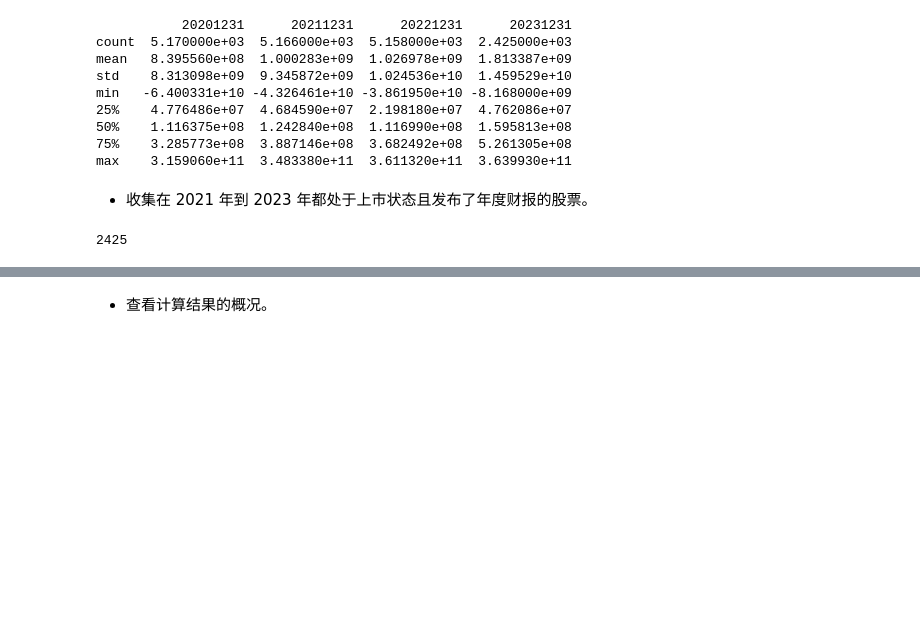
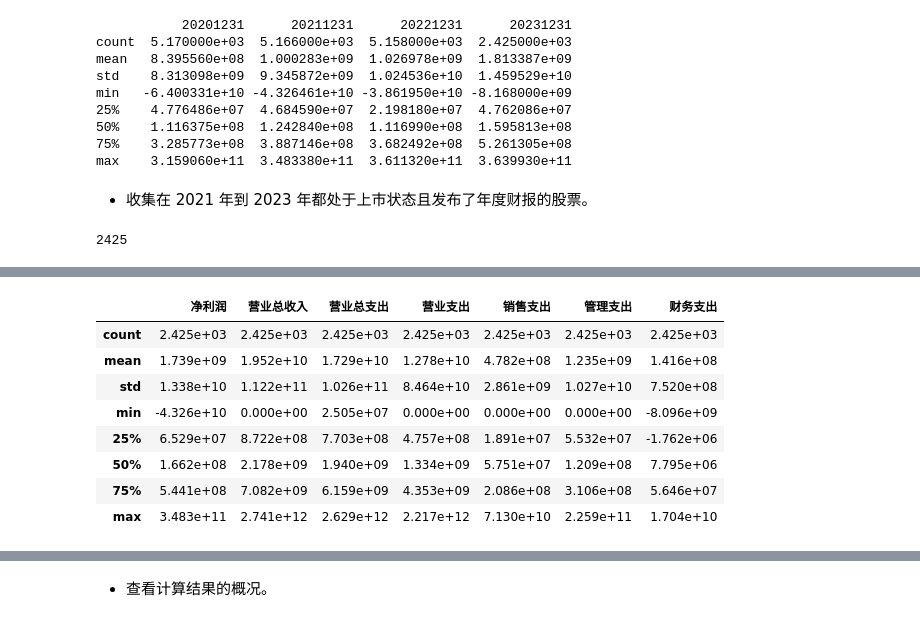
Before and after one commit to TheVeryDarkness/cs410, a Jupyter notebook: 2/2.ipynb, the cells around one changed output, grey strips where cells are left out. Cells and saved outputs as stored; diff of their text form; code cells hidden in the pictures; blank space fills up the shorter version.

```diff
--- a/2/2.ipynb
+++ b/2/2.ipynb
@@ -238,0 +256,3 @@ def period(DATE: list[str]) -> tuple[pd.DataFrame, pd.DataFrame]:
+# %%
+result, description = period(DATES[0:2])
+results_year_wise.append(result)
@@ -238,0 +277,12 @@ def period(DATE: list[str]) -> tuple[pd.DataFrame, pd.DataFrame]:
+# %%
+description.style.format("{:.3e}")
+# %% [output]
+|  | 净利润 | 营业总收入 | 营业总支出 | 营业支出 | 销售支出 | 管理支出 | 财务支出 |
+| count | 2.425e+03 | 2.425e+03 | 2.425e+03 | 2.425e+03 | 2.425e+03 | 2.425e+03 | 2.425e+03 |
+| mean | 1.739e+09 | 1.952e+10 | 1.729e+10 | 1.278e+10 | 4.782e+08 | 1.235e+09 | 1.416e+08 |
+| std | 1.338e+10 | 1.122e+11 | 1.026e+11 | 8.464e+10 | 2.861e+09 | 1.027e+10 | 7.520e+08 |
+| min | -4.326e+10 | 0.000e+00 | 2.505e+07 | 0.000e+00 | 0.000e+00 | 0.000e+00 | -8.096e+09 |
+| 25% | 6.529e+07 | 8.722e+08 | 7.703e+08 | 4.757e+08 | 1.891e+07 | 5.532e+07 | -1.762e+06 |
+| 50% | 1.662e+08 | 2.178e+09 | 1.940e+09 | 1.334e+09 | 5.751e+07 | 1.209e+08 | 7.795e+06 |
+| 75% | 5.441e+08 | 7.082e+09 | 6.159e+09 | 4.353e+09 | 2.086e+08 | 3.106e+08 | 5.646e+07 |
+| max | 3.483e+11 | 2.741e+12 | 2.629e+12 | 2.217e+12 | 7.130e+10 | 2.259e+11 | 1.704e+10 |
```
Also changed, not shown: parts of 35 cells of this notebook, 1 other file.
